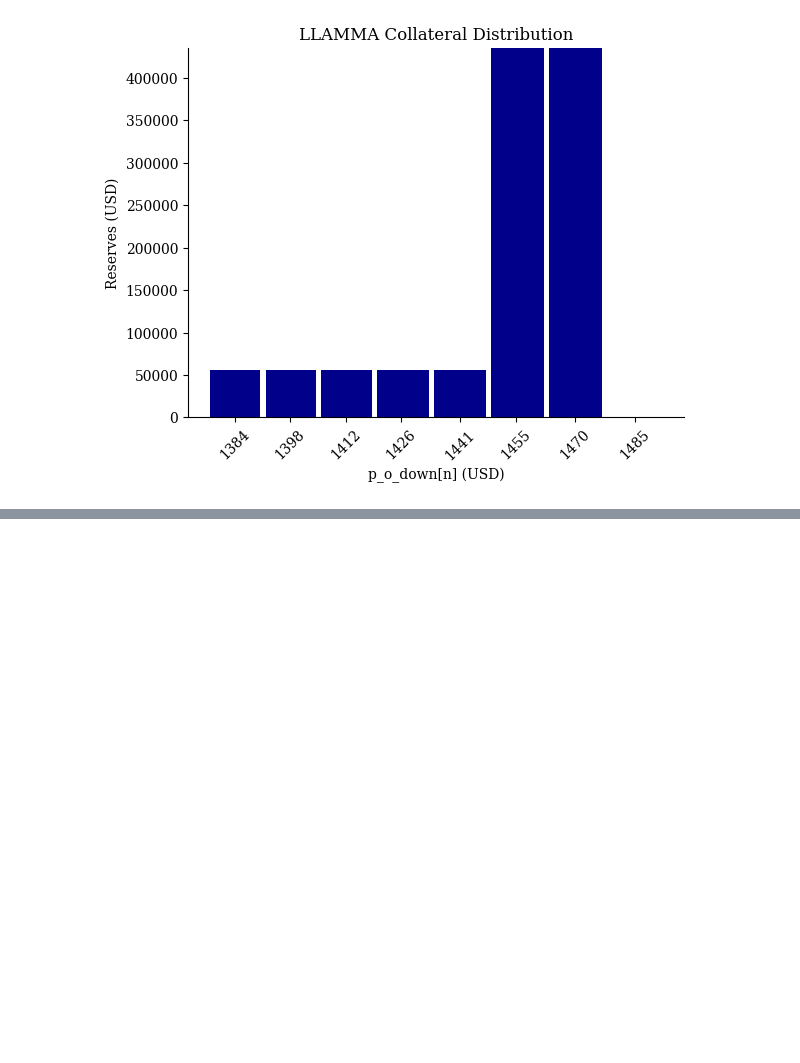
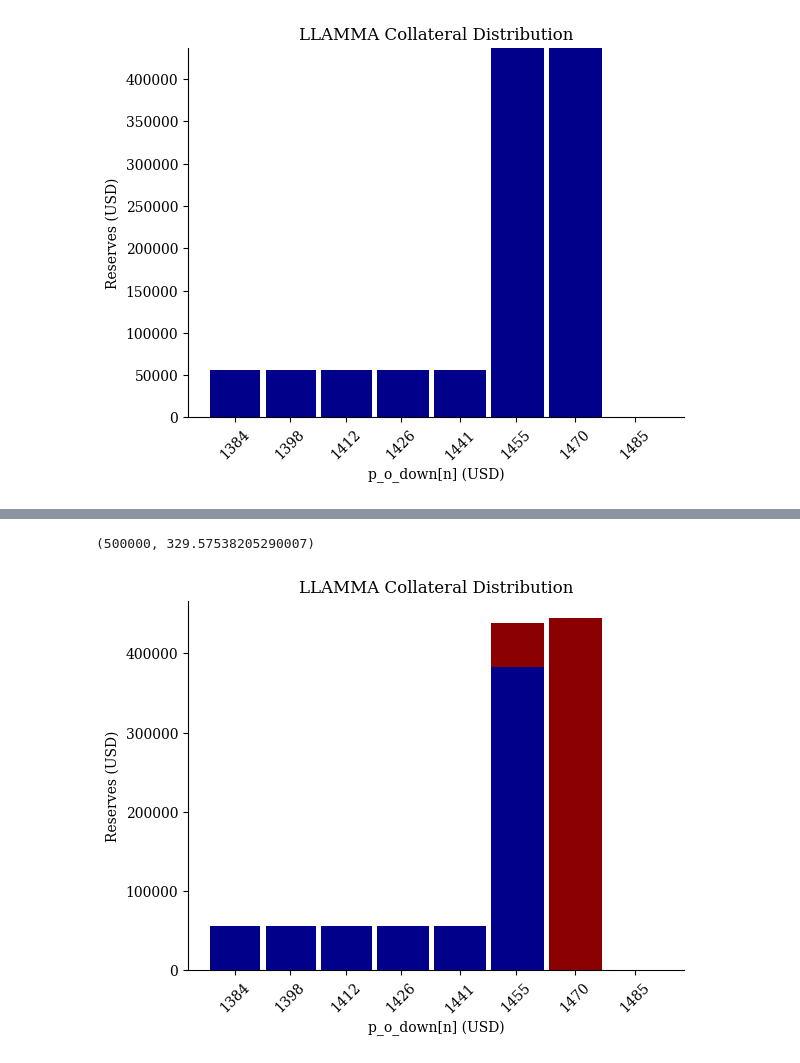
Before and after one commit to xenophonlabs/crvUSDrisk, a Jupyter notebook: play.ipynb, the cells around one changed output, grey strips where cells are left out. Saved outputs shown, nothing was run; the diff lists cells and outputs as text; code cells hidden in the pictures; blank space fills up the shorter version.

Commit message:
LLAMMA Swapping

```diff
--- a/play.ipynb
+++ b/play.ipynb
@@ -28,0 +40,8 @@ llamma.plot_reserves()
+# %%
+llamma.swap(500000, y_in=False)
+# %% [output]
+(500000, 329.57538205290007)
+# %%
+llamma.plot_reserves()
+# %% [output]
+[figure, added]
```
Also changed, not shown: parts of 1 cell of this notebook, 1 other file.
